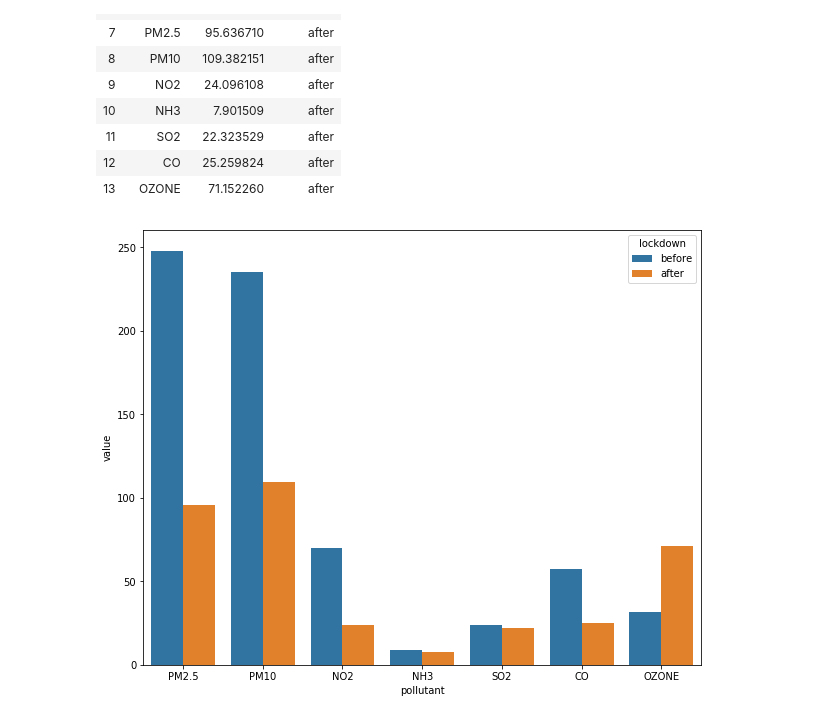
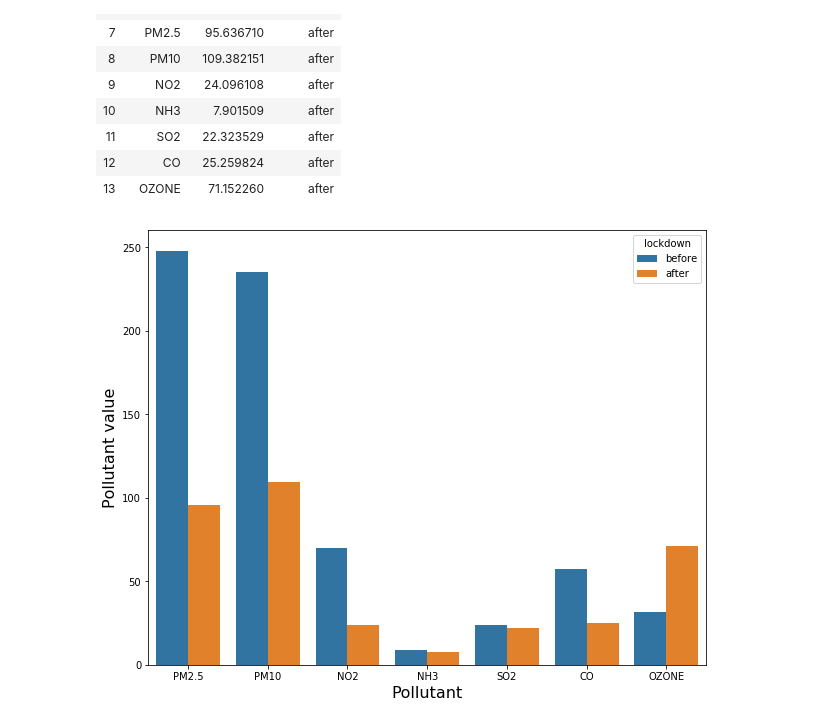
Before and after one commit to rabhar/air_pollution_before_and_after_lockdown_delhi_analysis, a Jupyter notebook: Air_pollution_before_and_after_lockdown.ipynb, the cells around one changed output. Drawn from its saved outputs; the diff is of its cells as text; code cells hidden in the pictures.

```diff
--- a/Air_pollution_before_and_after_lockdown.ipynb
+++ b/Air_pollution_before_and_after_lockdown.ipynb
@@ -157,7 +156,9 @@ lockdownDf
 # %%
 fig = plt.figure(figsize=[10,8])
 ax = fig.subplots()
 sns.barplot(x='pollutant', y='value',  hue='lockdown', data=lockdownDf, ax=ax)
+ax.set_xlabel('Pollutant', fontsize=16)
+ax.set_ylabel('Pollutant value', fontsize=16)
 plt.show()
 # %% [output]
-[figure, old version]
+[figure, new version]
```
Also changed, not shown: parts of 4 cells of this notebook.
